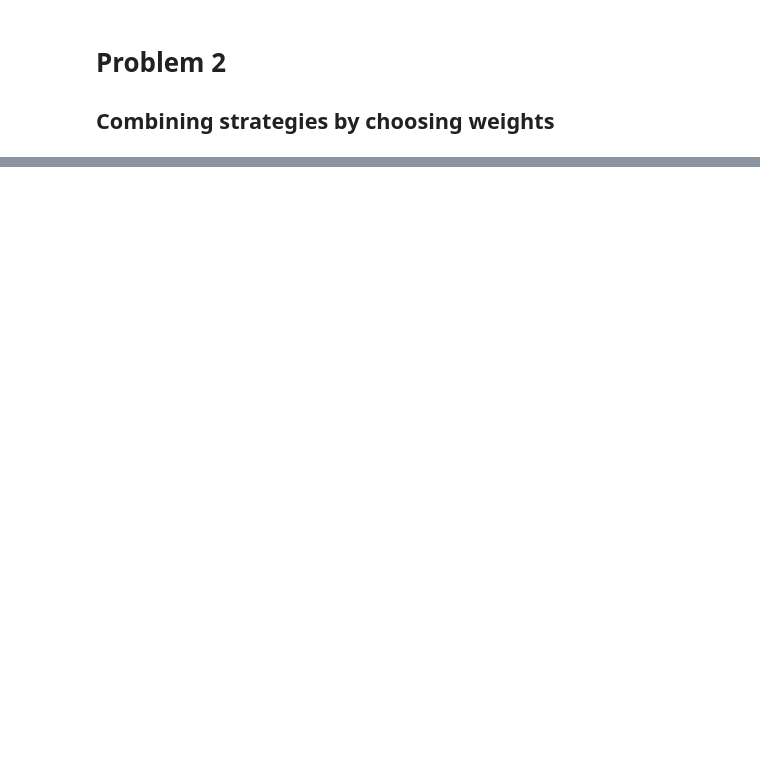
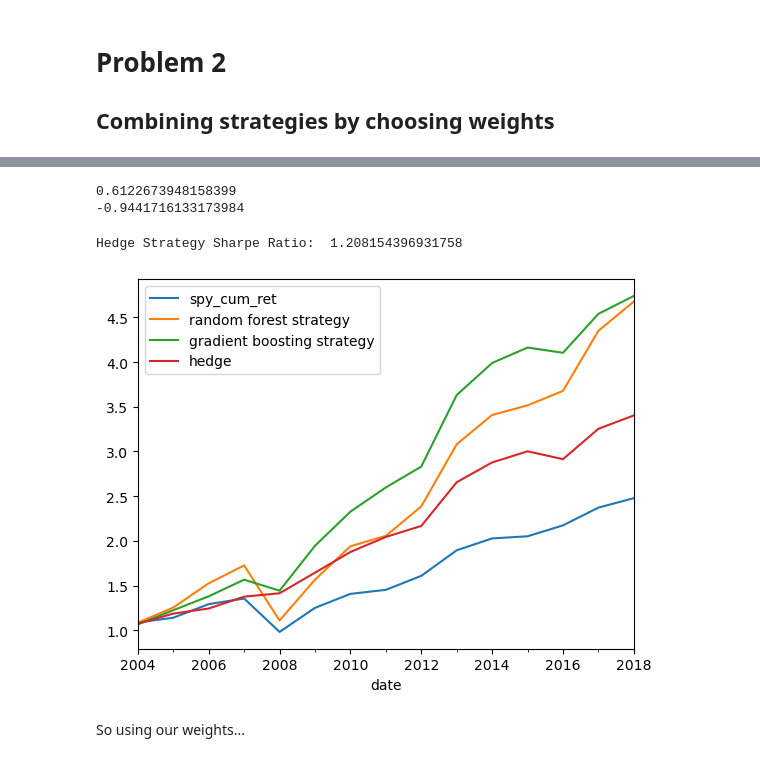
Before and after one commit to shrilekkala/ml_fin, a Jupyter notebook: Homeworks/HW4/HW4.ipynb, the cells around one changed output, grey strips where cells are left out. Drawn from its saved outputs; the diff is of its cells as text; code cells hidden in the pictures; blank space fills up the shorter version.

```diff
--- a/Homeworks/HW4/HW4.ipynb
+++ b/Homeworks/HW4/HW4.ipynb
@@ -340,0 +373,21 @@ Gradient Boosting Strategy Sharpe Ratio:  1.1367787320017024
+# %%
+def weighted_hedge(weights):
+    w1 = weights[0]
+    w2 = weights[1]
+    # w1 corresponds to the weight for the gradient boosted strategy
+    # 1-w1 corresponds to the weight for the random forest strategy
+    # w2 corresponds to the negative weight (i.e. shorting) for the SPY
+
+    # Combine the strategies according to the weights
+    SPY['hedge'] = w1 * SPY['gradient boosting strategy'] + (1-w1) * SPY['random forest strategy'] + w2 * (SPY['spy_cum_ret'] - SPY['spy_cum_ret'].iloc[0])
+
+    # Compute the negative Sharpe ratio (As we need to minimize this)
+    strategy_mean_ret = (SPY['hedge'] - 1).diff().mean()
+    strategy_std = (SPY['hedge'] - 1).diff().std()
+    strategy_sr = strategy_mean_ret/strategy_std
+    return -strategy_sr
+# %%
+weighted_hedge([0.5, -0.1])
+
+initial_guess = [0.5, -0.1]
+result = optimize.minimize(weighted_hedge, initial_guess)
@@ -340,0 +409,21 @@ Gradient Boosting Strategy Sharpe Ratio:  1.1367787320017024
+# %%
+w1 = result.x[0]
+w2 = result.x[1]
+print(w1)
+print(w2)
+# %% [output]
+0.6122673948158399
+-0.9441716133173984
+# %%
+SPY['hedge'] = w1*SPY['gradient boosting strategy'] + (1-w1)*SPY['random forest strategy'] + w2 * (SPY['spy_cum_ret'] - SPY['spy_cum_ret'].iloc[0])
+SPY.plot()
+
+strategy_mean_ret = (SPY['hedge'] - 1).diff().mean()
+strategy_std = (SPY['hedge'] - 1).diff().std()
+strategy_sr = strategy_mean_ret/strategy_std
+print('Hedge Strategy Sharpe Ratio: ',strategy_sr)
+# %% [output]
+Hedge Strategy Sharpe Ratio:  1.208154396931758
+[figure, added]
+# %% [markdown]
+So using our weights...
```
Also changed, not shown: parts of 9 cells of this notebook.
